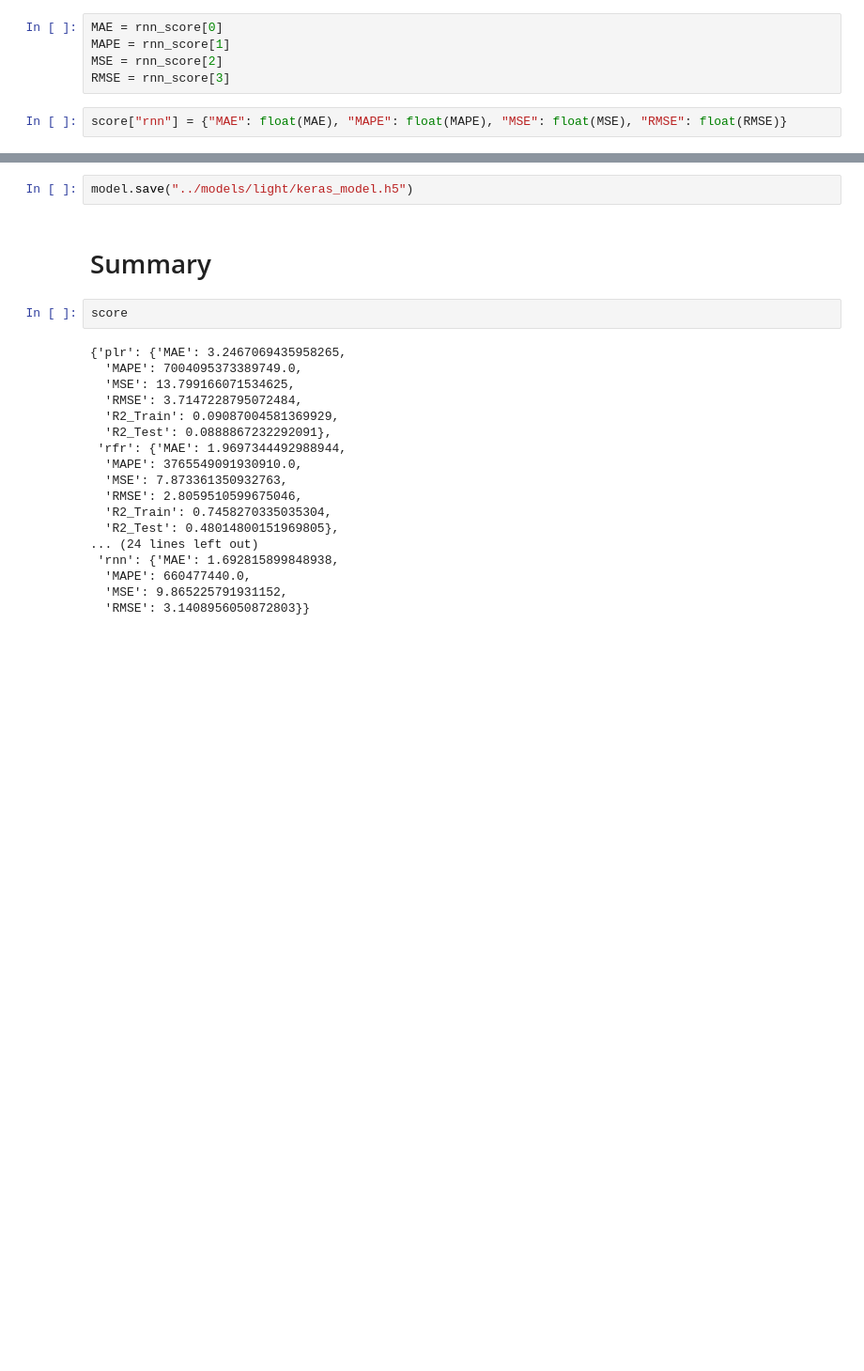
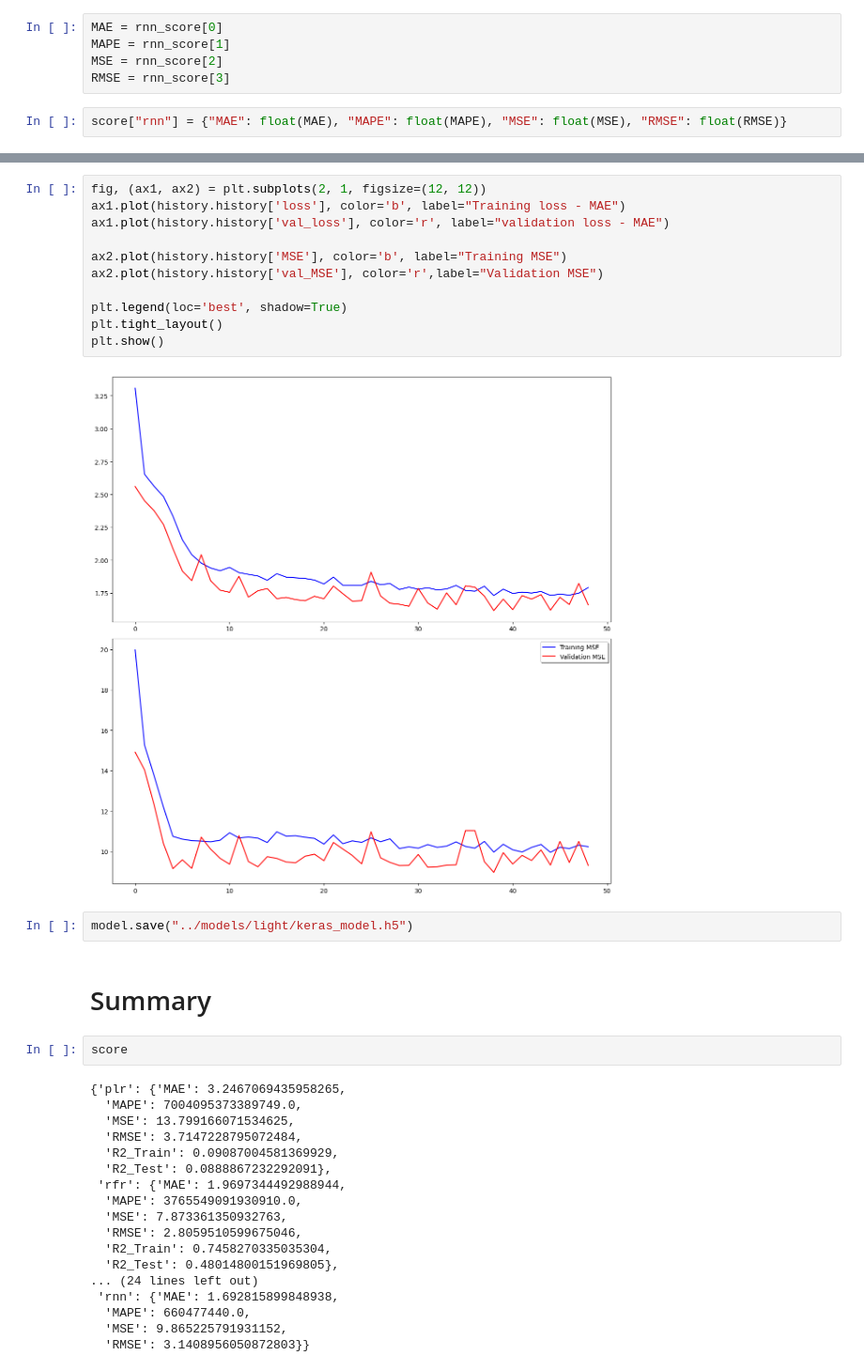
Before and after one commit to maestre7/manga_online_ML, a Jupyter notebook: notebooks/03a_test_models_light.ipynb, the cells around one changed output, grey strips where cells are left out. Shown: that part at 94% size. Cells and saved outputs as stored; diff of their text form; blank space fills up the shorter version.

```diff
--- a/notebooks/03a_test_models_light.ipynb
+++ b/notebooks/03a_test_models_light.ipynb
@@ -548,3 +557,16 @@ RMSE: 3.1408956050872803
+# %%
+fig, (ax1, ax2) = plt.subplots(2, 1, figsize=(12, 12))
+ax1.plot(history.history['loss'], color='b', label="Training loss - MAE")
+ax1.plot(history.history['val_loss'], color='r', label="validation loss - MAE")
+
+ax2.plot(history.history['MSE'], color='b', label="Training MSE")
+ax2.plot(history.history['val_MSE'], color='r',label="Validation MSE")
+
+plt.legend(loc='best', shadow=True)
+plt.tight_layout()
+plt.show()
+# %% [output]
+[figure, added]
 # %%
 model.save("../models/light/keras_model.h5")
 # %% [markdown]
```
Also changed, not shown: parts of 6 cells of this notebook, 24 other files.
